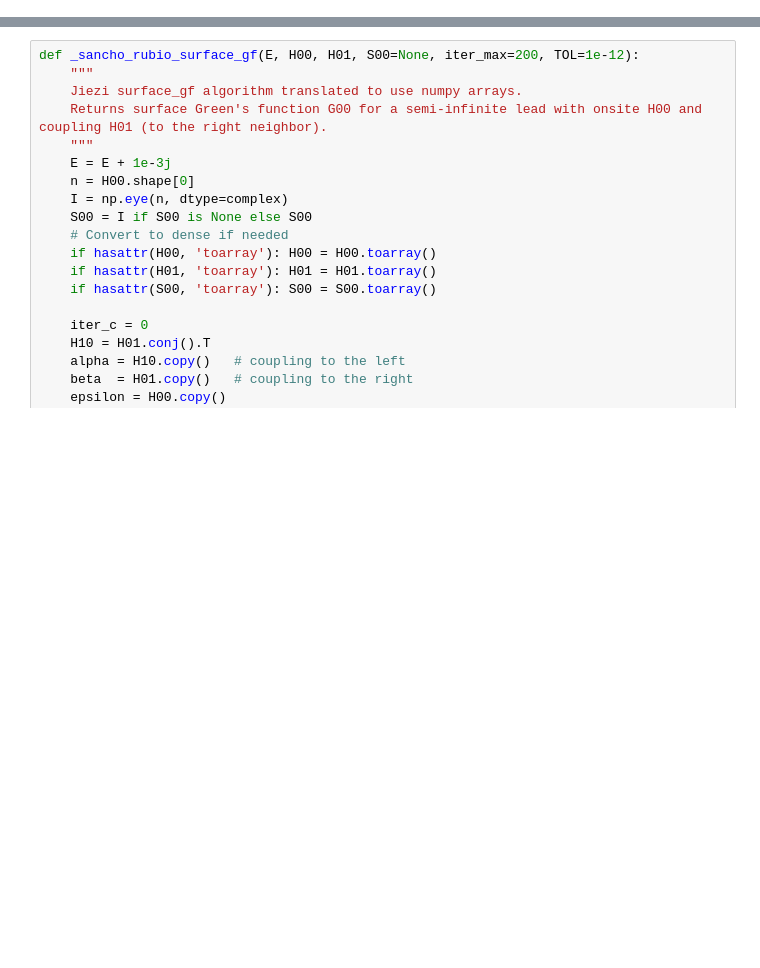
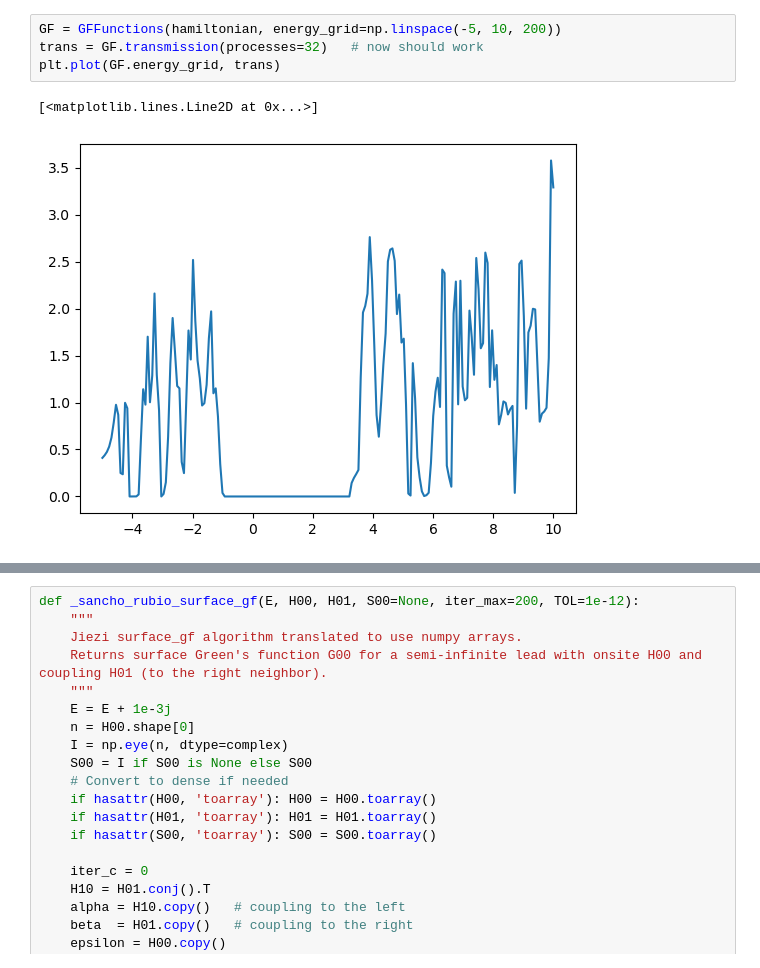
Before and after one commit to nandandiwan/Berkeley-Transport-Simulator, a Jupyter notebook: src/negf/examples/transmission_test.ipynb, the cells around one changed output, grey strips where cells are left out. Drawn from its saved outputs; the diff is of its cells as text; blank space fills up the shorter version.

```diff
--- a/src/negf/examples/transmission_test.ipynb
+++ b/src/negf/examples/transmission_test.ipynb
@@ -43,2 +63,9 @@ plt.tight_layout(); plt.show()
+# %%
+GF = GFFunctions(hamiltonian, energy_grid=np.linspace(-5, 10, 200))
+trans = GF.transmission(processes=32)   # now should work
+plt.plot(GF.energy_grid, trans)
+# %% [output]
+[<matplotlib.lines.Line2D at 0x...>]
+[figure, added]
 # %%
 # Build lead principal-layer blocks
```
Also changed, not shown: parts of 16 cells of this notebook, 12 other files.
